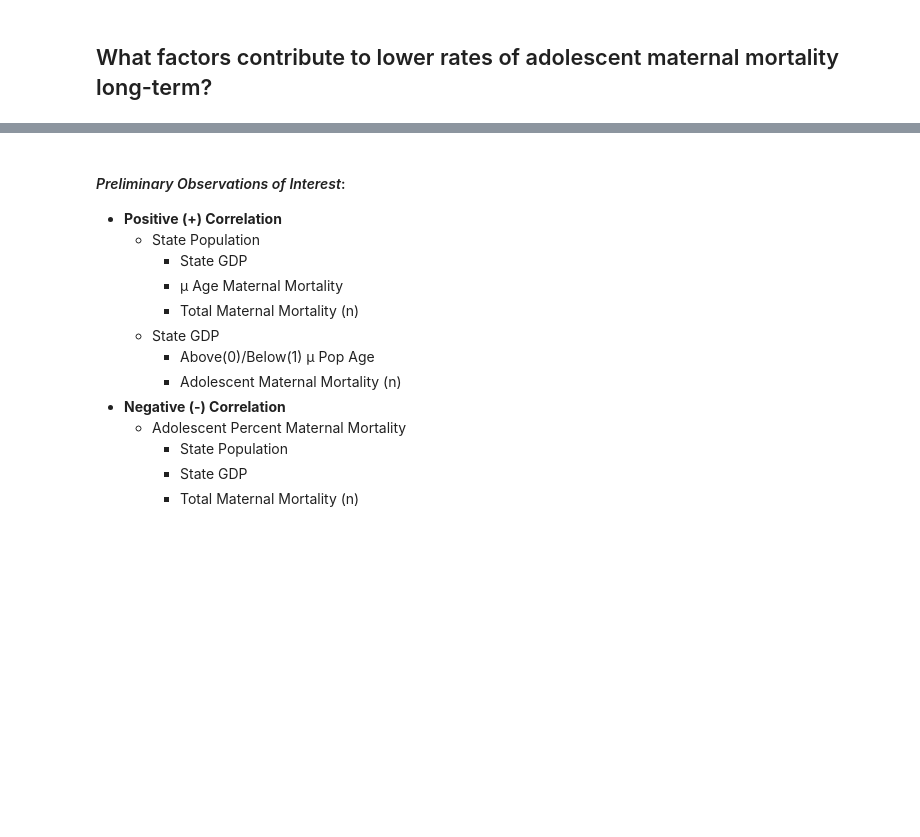
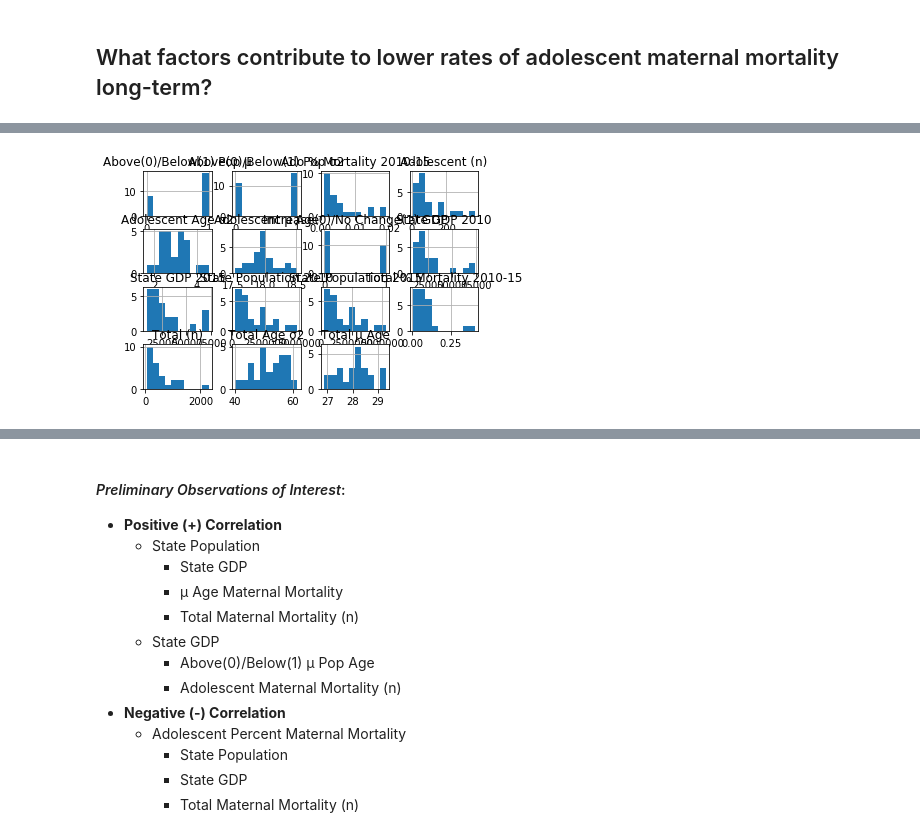
Before and after one commit to EmSchoof/AdolescentMaternalMortality, a Jupyter notebook: machine_learning.ipynb, the cells around one changed output, grey strips where cells are left out. Cells and saved outputs as stored; diff of their text form; code cells hidden in the pictures; blank space fills up the shorter version.

```diff
--- a/machine_learning.ipynb
+++ b/machine_learning.ipynb
@@ -69,0 +77,5 @@ sns.heatmap(feature_corr, square=True, cmap='RdYlGn')
+# %%
+data.hist()
+plt.show()
+# %% [output]
+[figure, added]
```
Also changed, not shown: parts of 50 cells of this notebook.
